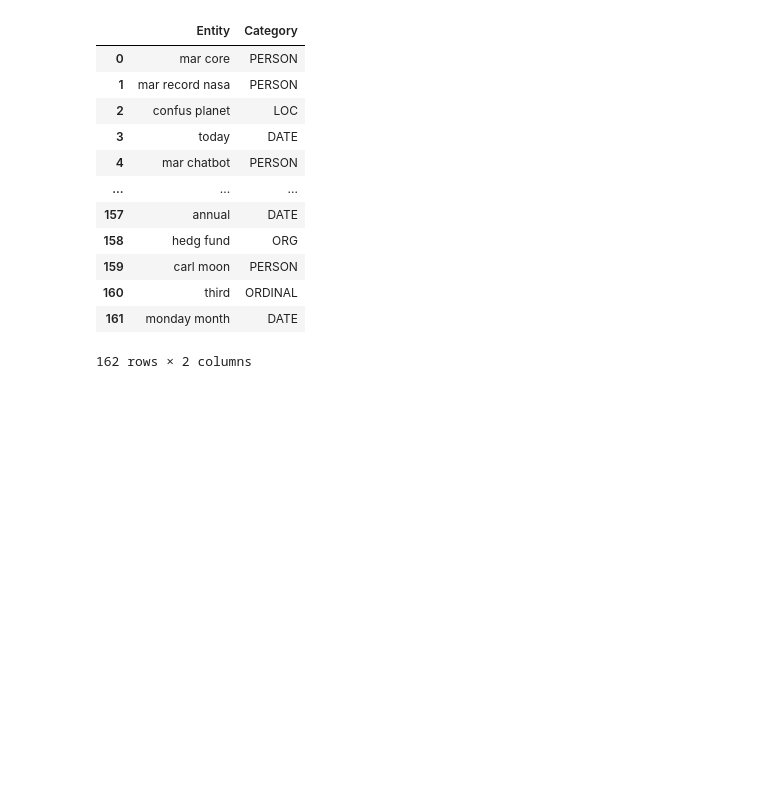
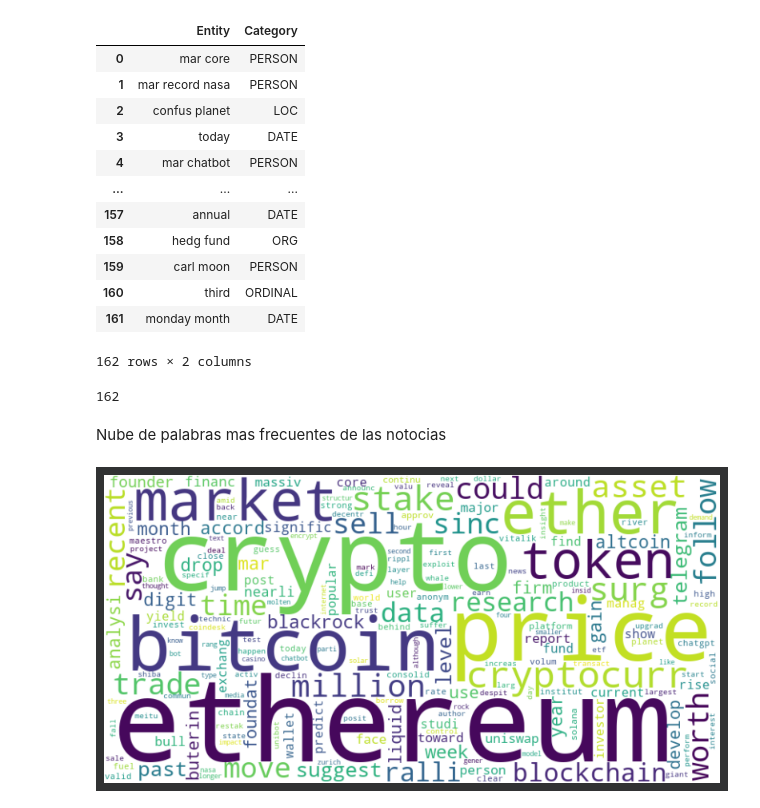
Before and after one commit to rodcordova/Deteccion-de-emociones, a Jupyter notebook: api_news_EDA.ipynb, the cells around one changed output. Drawn from its saved outputs; the diff is of its cells as text; code cells hidden in the pictures; blank space fills up the shorter version.

Commit message:
agregando las frecuencias de palabras

```diff
--- a/api_news_EDA.ipynb
+++ b/api_news_EDA.ipynb
@@ -425,3 +426,13 @@ df_ner
 | 160 | third | ORDINAL |
 | 161 | monday month | DATE |
 162 rows × 2 columns
+# %%
+df_ner.to_sql(name='ner_newsapi_btc', con=my_con, index=False, if_exists='replace')
+# %% [output]
+162
+# %% [markdown]
+Nube de palabras mas frecuentes de las notocias
+# %%
+generate_wordcloud(textoCompleto)
+# %% [output]
+[figure, added]
```
Also changed, not shown: parts of 6 cells of this notebook, 3 other files.
